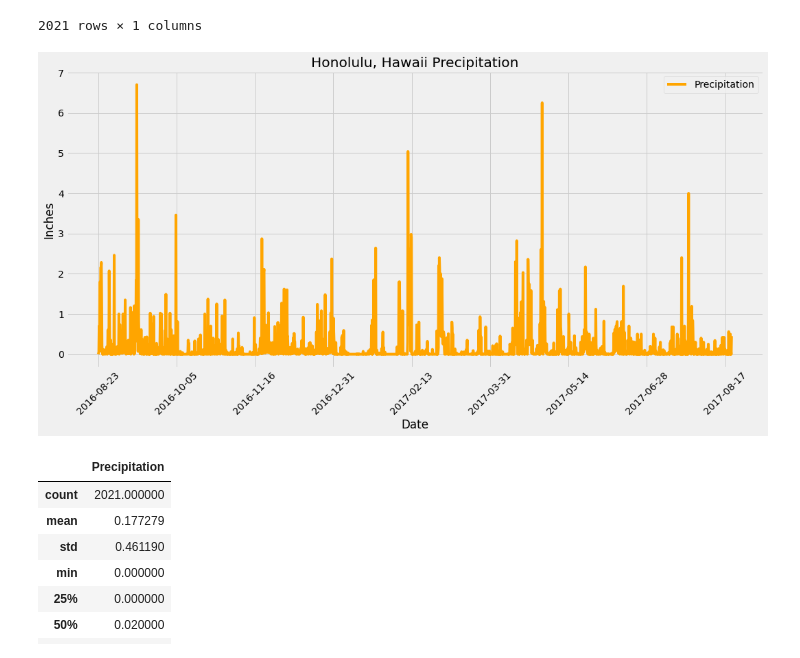
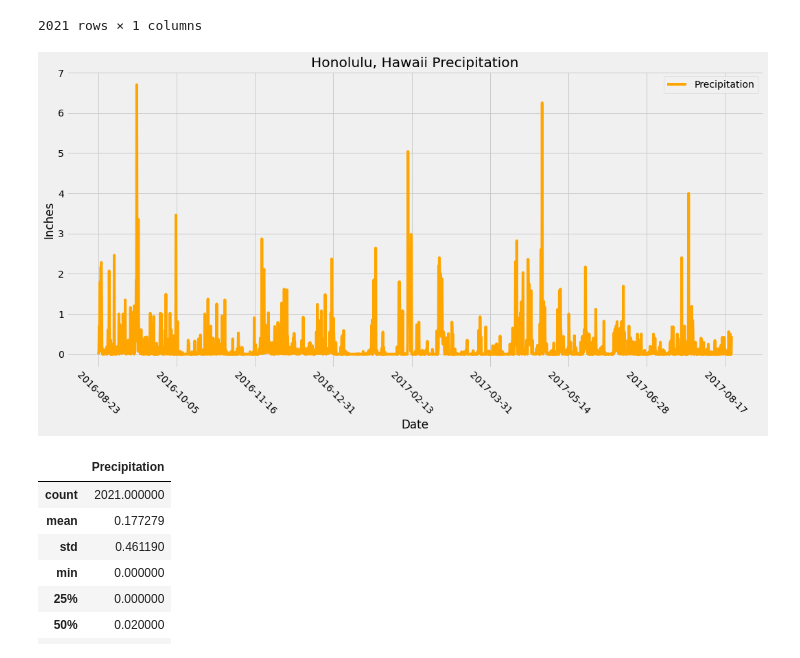
Before and after one commit to nataligracia/sqlalchemy_vacationplanning, a Jupyter notebook: Climate Analysis and Exploration.ipynb, the cells around one changed output. Drawn from its saved outputs; the diff is of its cells as text; code cells hidden in the pictures.

```diff
--- a/Climate Analysis and Exploration.ipynb
+++ b/Climate Analysis and Exploration.ipynb
@@ -134,14 +133,14 @@ organize
 # %%
 #Plot the precipitation date
 organize.plot(figsize=(15,8), color='orange')
 plt.title('Honolulu, Hawaii Precipitation')
 plt.ylabel('Inches')
 ax = plt.gca()
-ax.tick_params(axis='x', labelrotation = 45)
+ax.tick_params(axis='x', labelrotation = -45)
 plt.tight_layout()
 plt.savefig('All_Precipitation_Year_Plot.png')
 # %% [output]
-[figure, old version]
+[figure, new version]
 # %%
 #Find summary statistics for the precipitation data
 precipitation.describe()
```
Also changed, not shown: parts of 20 cells of this notebook, 7 other files.
